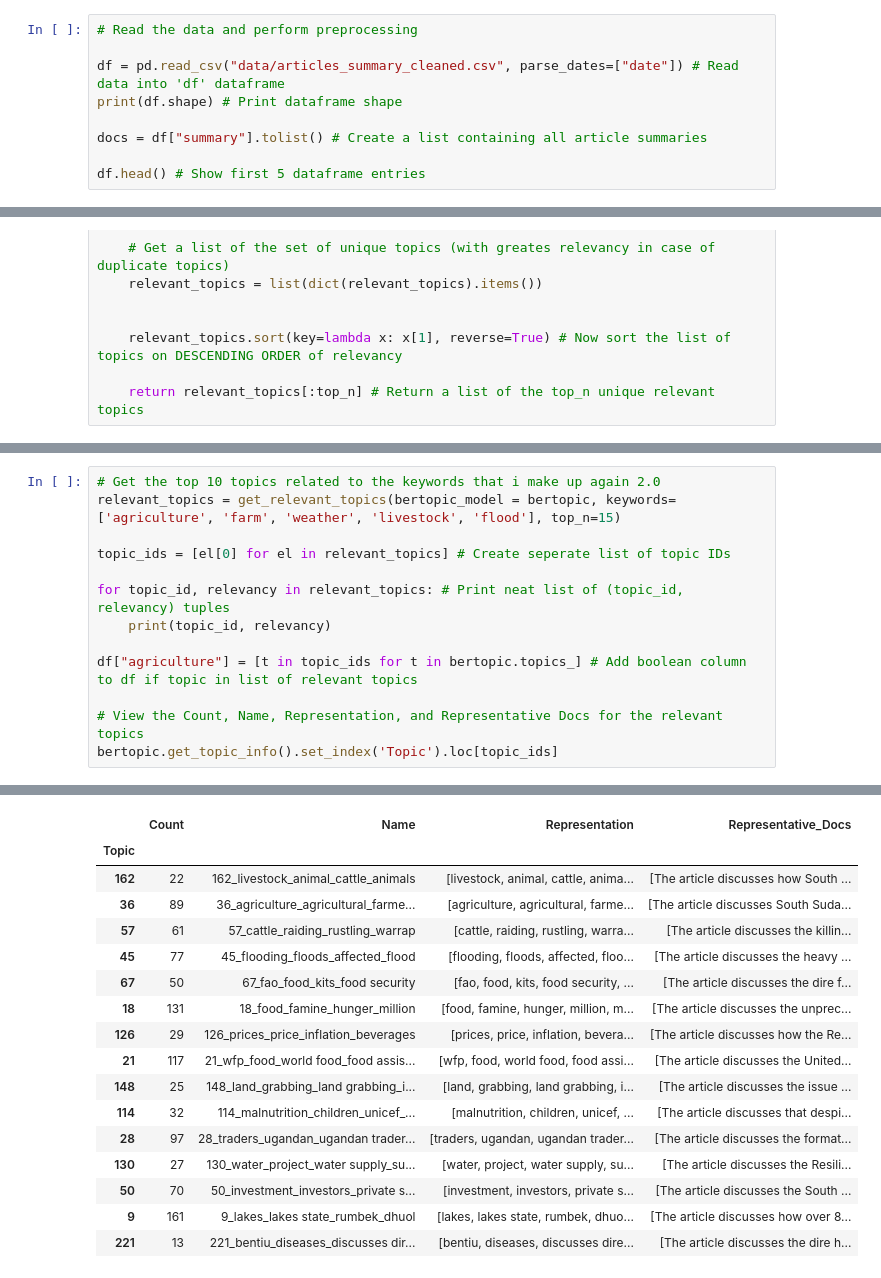
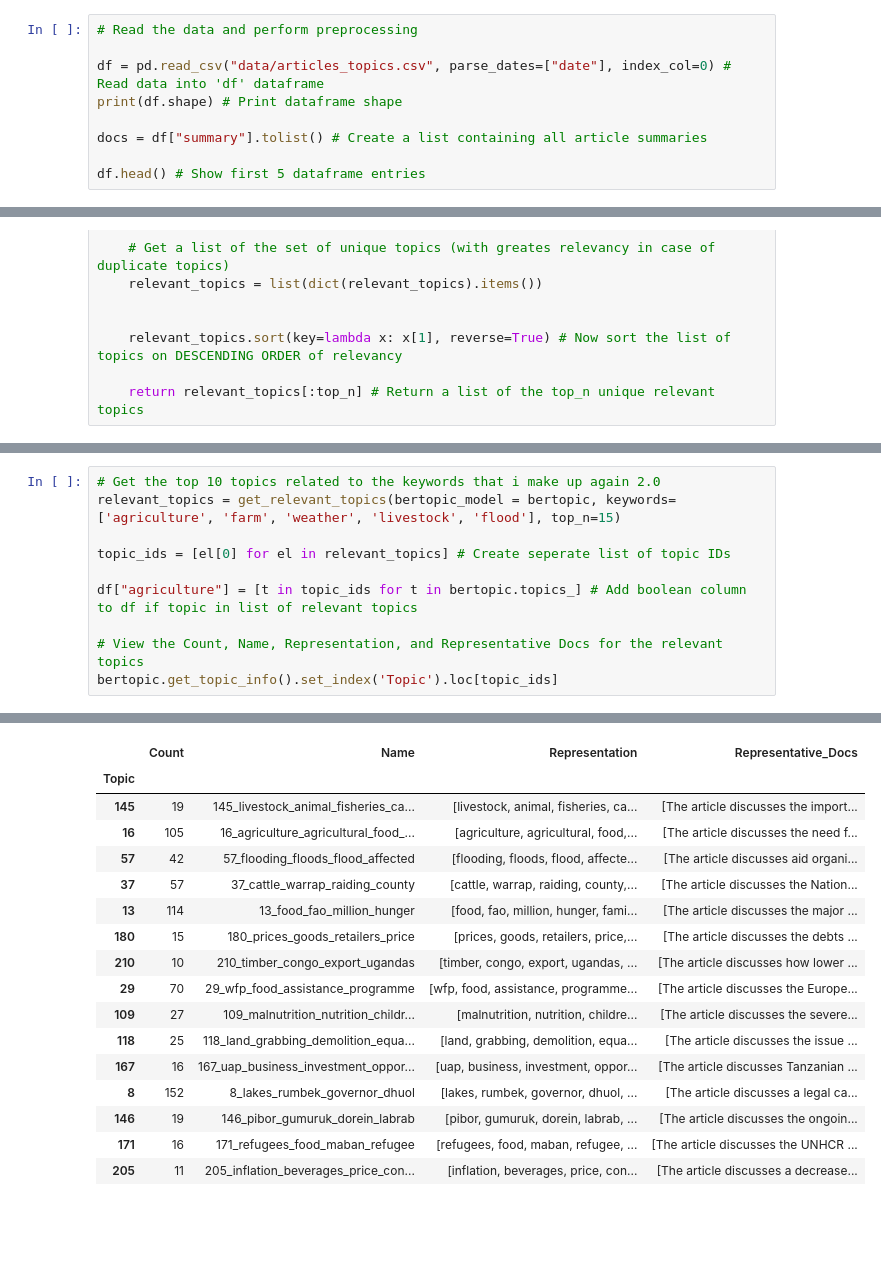
Before and after one commit to bartvanlooij/JBG060-DC3-Group-25, a Jupyter notebook: topic_modelling.ipynb, the cells around one changed output, grey strips where cells are left out. Saved outputs shown, nothing was run; the diff lists cells and outputs as text; blank space fills up the shorter version.

```diff
--- a/topic_modelling.ipynb
+++ b/topic_modelling.ipynb
@@ -36,7 +17,7 @@ vectorizer_model = CountVectorizer(stop_words="english", ngram_range=(1, 1))
 # %%
 # Read the data and perform preprocessing
 
-df = pd.read_csv("data/articles_summary_cleaned.csv", parse_dates=["date"]) # Read data into 'df' dataframe
+df = pd.read_csv("data/articles_topics.csv", parse_dates=["date"], index_col=0) # Read data into 'df' dataframe
 print(df.shape) # Print dataframe shape
 
 docs = df["summary"].tolist() # Create a list containing all article summaries
@@ -424,9 +278,6 @@ relevant_topics = get_relevant_topics(bertopic_model = bertopic, keywords=['agri
 
 topic_ids = [el[0] for el in relevant_topics] # Create seperate list of topic IDs
 
-for topic_id, relevancy in relevant_topics: # Print neat list of (topic_id, relevancy) tuples
-    print(topic_id, relevancy)
-
 df["agriculture"] = [t in topic_ids for t in bertopic.topics_] # Add boolean column to df if topic in list of relevant topics
 
 # View the Count, Name, Representation, and Representative Docs for the relevant topics
@@ -450,18 +286,18 @@ bertopic.get_topic_info().set_index('Topic').loc[topic_ids]
 |  | Count | Name | Representation | Representative_Docs |
 | Topic |  |  |  |  |
-| 162 | 22 | 162_livestock_animal_cattle_animals | [livestock, animal, cattle, anima... | [The article discusses how South ... |
-| 36 | 89 | 36_agriculture_agricultural_farme... | [agriculture, agricultural, farme... | [The article discusses South Suda... |
-| 57 | 61 | 57_cattle_raiding_rustling_warrap | [cattle, raiding, rustling, warra... | [The article discusses the killin... |
-| 45 | 77 | 45_flooding_floods_affected_flood | [flooding, floods, affected, floo... | [The article discusses the heavy ... |
-| 67 | 50 | 67_fao_food_kits_food security | [fao, food, kits, food security, ... | [The article discusses the dire f... |
-| 18 | 131 | 18_food_famine_hunger_million | [food, famine, hunger, million, m... | [The article discusses the unprec... |
-| 126 | 29 | 126_prices_price_inflation_beverages | [prices, price, inflation, bevera... | [The article discusses how the Re... |
-| 21 | 117 | 21_wfp_food_world food_food assis... | [wfp, food, world food, food assi... | [The article discusses the United... |
-| 148 | 25 | 148_land_grabbing_land grabbing_i... | [land, grabbing, land grabbing, i... | [The article discusses the issue ... |
-| 114 | 32 | 114_malnutrition_children_unicef_... | [malnutrition, children, unicef, ... | [The article discusses that despi... |
-| 28 | 97 | 28_traders_ugandan_ugandan trader... | [traders, ugandan, ugandan trader... | [The article discusses the format... |
-| 130 | 27 | 130_water_project_water supply_su... | [water, project, water supply, su... | [The article discusses the Resili... |
-| 50 | 70 | 50_investment_investors_private s... | [investment, investors, private s... | [The article discusses the South ... |
-| 9 | 161 | 9_lakes_lakes state_rumbek_dhuol | [lakes, lakes state, rumbek, dhuo... | [The article discusses how over 8... |
-| 221 | 13 | 221_bentiu_diseases_discusses dir... | [bentiu, diseases, discusses dire... | [The article discusses the dire h... |
+| 145 | 19 | 145_livestock_animal_fisheries_ca... | [livestock, animal, fisheries, ca... | [The article discusses the import... |
+| 16 | 105 | 16_agriculture_agricultural_food_... | [agriculture, agricultural, food,... | [The article discusses the need f... |
+| 57 | 42 | 57_flooding_floods_flood_affected | [flooding, floods, flood, affecte... | [The article discusses aid organi... |
+| 37 | 57 | 37_cattle_warrap_raiding_county | [cattle, warrap, raiding, county,... | [The article discusses the Nation... |
+| 13 | 114 | 13_food_fao_million_hunger | [food, fao, million, hunger, fami... | [The article discusses the major ... |
+| 180 | 15 | 180_prices_goods_retailers_price | [prices, goods, retailers, price,... | [The article discusses the debts ... |
+| 210 | 10 | 210_timber_congo_export_ugandas | [timber, congo, export, ugandas, ... | [The article discusses how lower ... |
+| 29 | 70 | 29_wfp_food_assistance_programme | [wfp, food, assistance, programme... | [The article discusses the Europe... |
+| 109 | 27 | 109_malnutrition_nutrition_childr... | [malnutrition, nutrition, childre... | [The article discusses the severe... |
+| 118 | 25 | 118_land_grabbing_demolition_equa... | [land, grabbing, demolition, equa... | [The article discusses the issue ... |
+| 167 | 16 | 167_uap_business_investment_oppor... | [uap, business, investment, oppor... | [The article discusses Tanzanian ... |
+| 8 | 152 | 8_lakes_rumbek_governor_dhuol | [lakes, rumbek, governor, dhuol, ... | [The article discusses a legal ca... |
+| 146 | 19 | 146_pibor_gumuruk_dorein_labrab | [pibor, gumuruk, dorein, labrab, ... | [The article discusses the ongoin... |
+| 171 | 16 | 171_refugees_food_maban_refugee | [refugees, food, maban, refugee, ... | [The article discusses the UNHCR ... |
+| 205 | 11 | 205_inflation_beverages_price_con... | [inflation, beverages, price, con... | [The article discusses a decrease... |
 # %%
```
Also changed, not shown: parts of 20 cells of this notebook.
